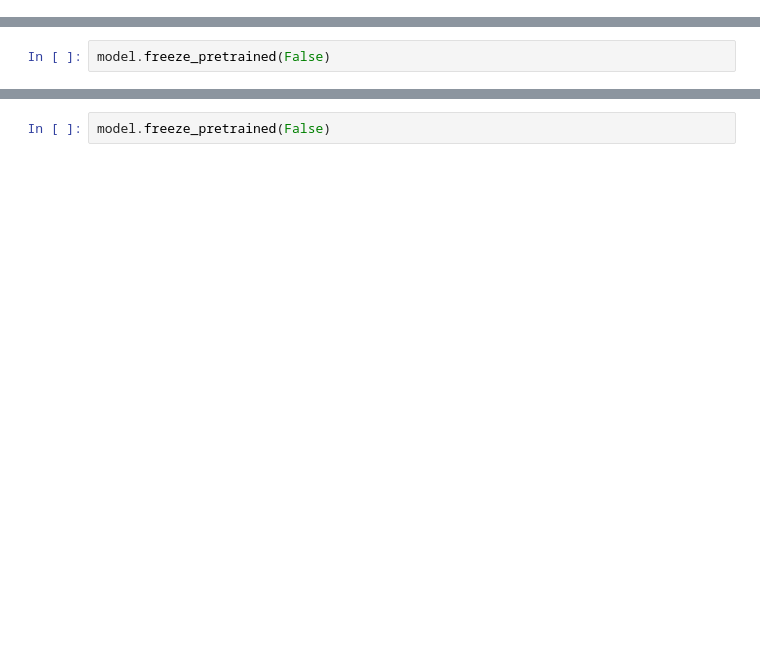
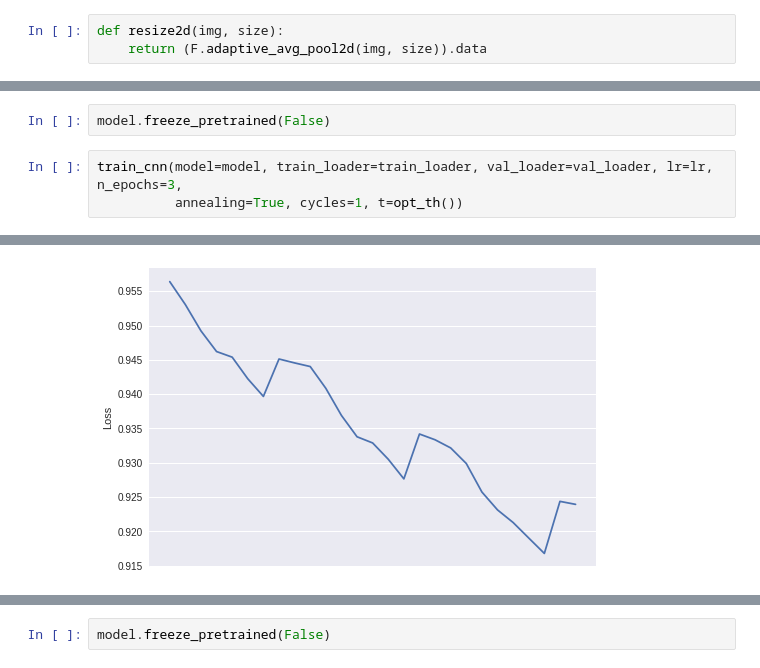
Before and after one commit to TomaszKaleczyc/Protein_finder, a Jupyter notebook: Protein_Finder.ipynb, the cells around one changed output, grey strips where cells are left out. Cells and saved outputs as stored; diff of their text form; blank space fills up the shorter version.

```diff
--- a/Protein_Finder.ipynb
+++ b/Protein_Finder.ipynb
@@ -432,3 +434,6 @@ print(f"{f1_score(baseline, ground_truth, average='macro'):.4f}")
 0.0990
 # %% [markdown]
 **Dataset definition**
+# %%
+def resize2d(img, size):
+    return (F.adaptive_avg_pool2d(img, size)).data
@@ -803,2 +803,6 @@ f1_thresholds()
 # %%
 model.freeze_pretrained(False)
+# %%
+train_cnn(model=model, train_loader=train_loader, val_loader=val_loader, lr=lr, n_epochs=3,
+          annealing=True, cycles=1, t=opt_th())
+# %% [output]
@@ -804,0 +842 @@ model.freeze_pretrained(False)
+[figure, added]
```
Also changed, not shown: parts of 82 cells of this notebook.
